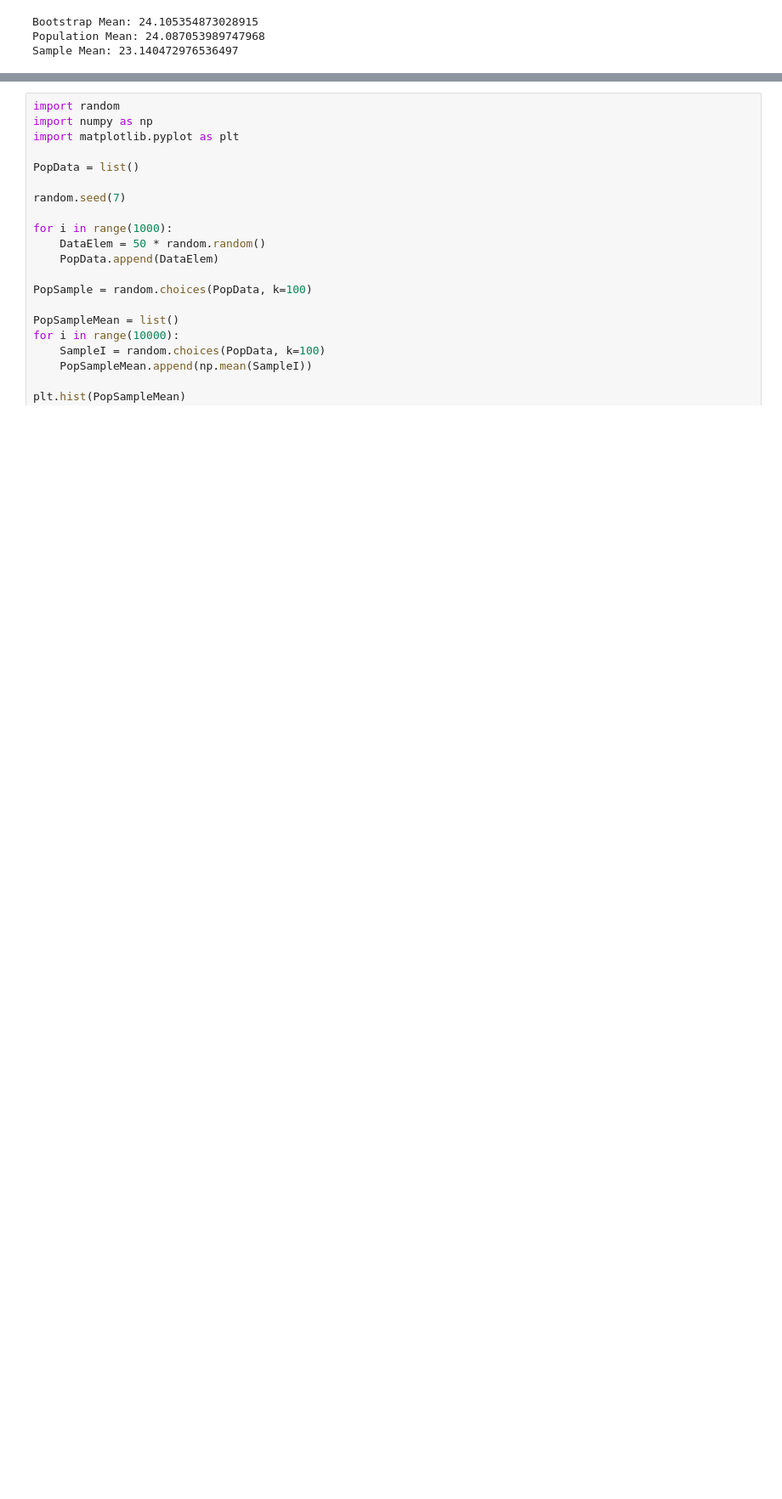
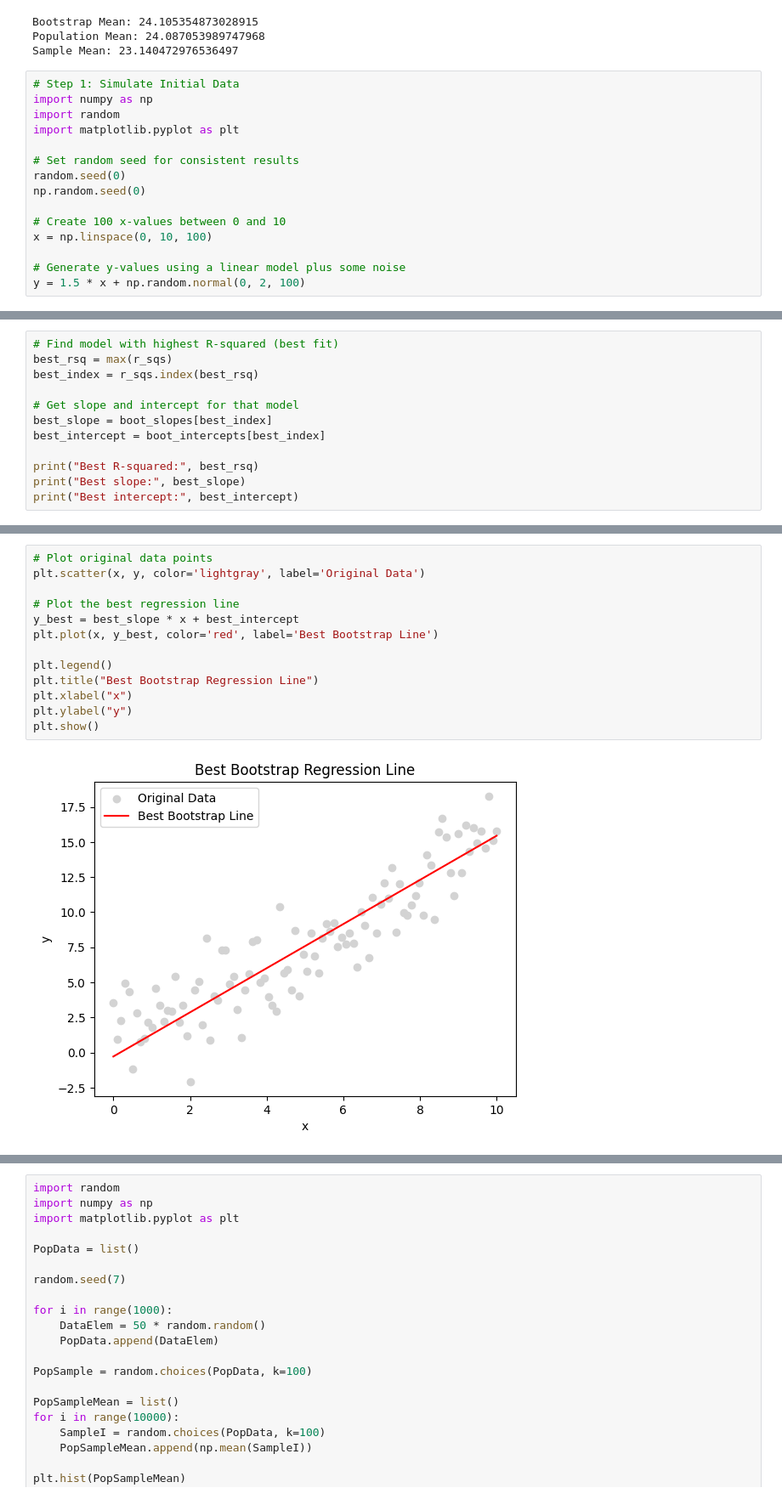
Before and after one commit to Elwarfalli/MSE-1500-Simulation-Modeling-with-Python, a Jupyter notebook: chapter_6.ipynb, the cells around one changed output, grey strips where cells are left out. Shown: that part at 85% size. Saved outputs shown, nothing was run; the diff lists cells and outputs as text; blank space fills up the shorter version.

```diff
--- a/chapter_6.ipynb
+++ b/chapter_6.ipynb
@@ -185,3 +185,18 @@ print("Sample Mean:", MeanPopSample)
 Bootstrap Mean: 24.105354873028915
 Population Mean: 24.087053989747968
 Sample Mean: 23.140472976536497
+# %%
+# Step 1: Simulate Initial Data
+import numpy as np
+import random
+import matplotlib.pyplot as plt
+
+# Set random seed for consistent results
+random.seed(0)
+np.random.seed(0)
+
+# Create 100 x-values between 0 and 10
+x = np.linspace(0, 10, 100)
+
+# Generate y-values using a linear model plus some noise
+y = 1.5 * x + np.random.normal(0, 2, 100)
@@ -187,0 +237,12 @@ Sample Mean: 23.140472976536497
+# %%
+# Find model with highest R-squared (best fit)
+best_rsq = max(r_sqs)
+best_index = r_sqs.index(best_rsq)
+
+# Get slope and intercept for that model
+best_slope = boot_slopes[best_index]
+best_intercept = boot_intercepts[best_index]
+
+print("Best R-squared:", best_rsq)
+print("Best slope:", best_slope)
+print("Best intercept:", best_intercept)
@@ -187,0 +253,15 @@ Sample Mean: 23.140472976536497
+# %%
+# Plot original data points
+plt.scatter(x, y, color='lightgray', label='Original Data')
+
+# Plot the best regression line
+y_best = best_slope * x + best_intercept
+plt.plot(x, y_best, color='red', label='Best Bootstrap Line')
+
+plt.legend()
+plt.title("Best Bootstrap Regression Line")
+plt.xlabel("x")
+plt.ylabel("y")
+plt.show()
+# %% [output]
+[figure, added]
```
Also changed, not shown: parts of 8 cells of this notebook.
